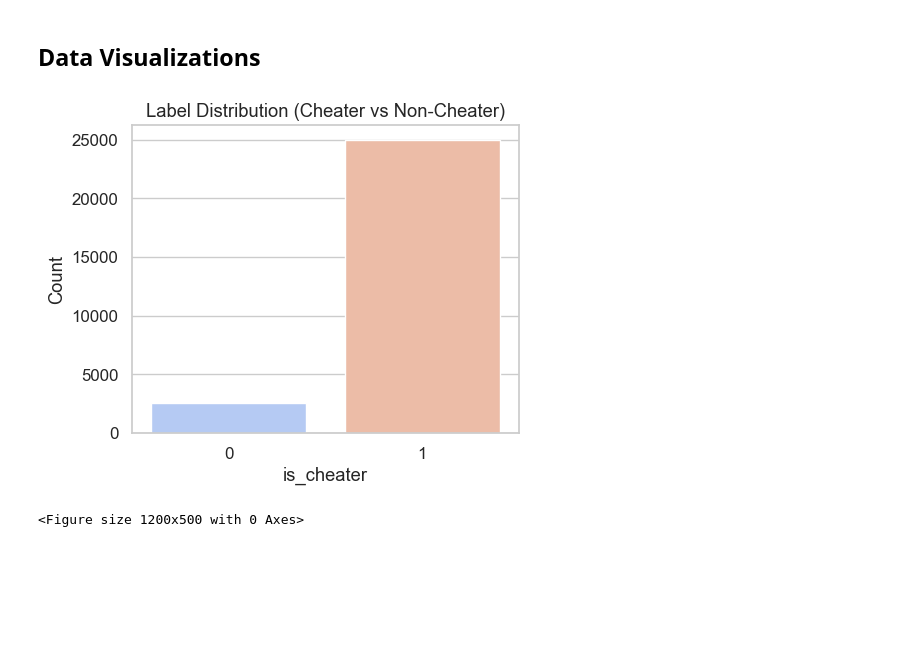
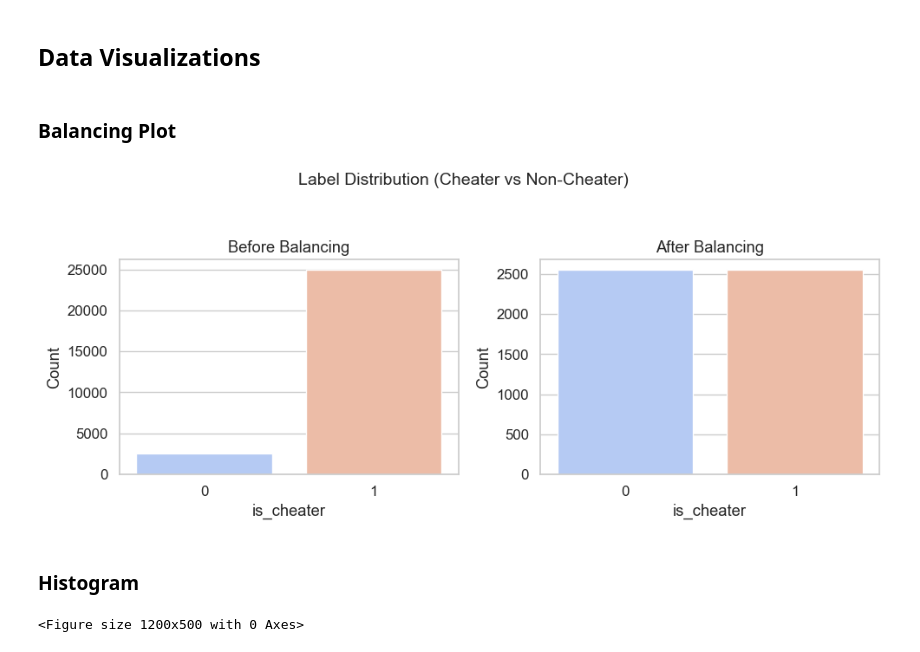
Before and after one commit to gkd5216/ds340w_GiannaCayla, a Jupyter notebook: results/visualizations.ipynb, the cells around one changed output. Saved outputs shown, nothing was run; the diff lists cells and outputs as text; code cells hidden in the pictures; blank space fills up the shorter version.

```diff
--- a/results/visualizations.ipynb
+++ b/results/visualizations.ipynb
@@ -58,13 +58,37 @@ Loaded dataset shape: (27560, 272)
 5 rows × 272 columns
 # %% [markdown]
 ## Data Visualizations
+# %% [markdown]
+### Balancing Plot
 # %%
-plt.figure(figsize=(5,4))
-sns.countplot(x="is_cheater", data=df, palette="coolwarm", hue="is_cheater", legend=False)
-plt.title("Label Distribution (Cheater vs Non-Cheater)")
-plt.xlabel("is_cheater")
-plt.ylabel("Count")
+# Balancing dataset
+df_before = df.copy()
+min_count = df["is_cheater"].value_counts().min()
+df = (
+    df.groupby("is_cheater", group_keys=False)
+    .apply(lambda x: x.sample(min_count, random_state=42))
+    .reset_index(drop=True)
+)
+df_after = df.copy()
+
+import matplotlib.pyplot as plt
+import seaborn as sns
+fig, axes = plt.subplots(1, 2, figsize=(10,4))
+sns.countplot(ax=axes[0], x="is_cheater", data=df_before, palette="coolwarm", hue="is_cheater", legend=False)
+axes[0].set_title("Before Balancing")
+axes[0].set_xlabel("is_cheater")
+axes[0].set_ylabel("Count")
+
+sns.countplot(ax=axes[1], x="is_cheater", data=df_after, palette="coolwarm", hue="is_cheater", legend=False)
+axes[1].set_title("After Balancing")
+axes[1].set_xlabel("is_cheater")
+axes[1].set_ylabel("Count")
+
+plt.suptitle("Label Distribution (Cheater vs Non-Cheater)", fontsize=14, y=1.05)
+plt.tight_layout()
 plt.show()
 # %% [output]
-[figure, old version]
+[figure, new version]
+# %% [markdown]
+### Histogram
 # %%
```
Also changed, not shown: parts of 9 cells of this notebook, 3 other files.
